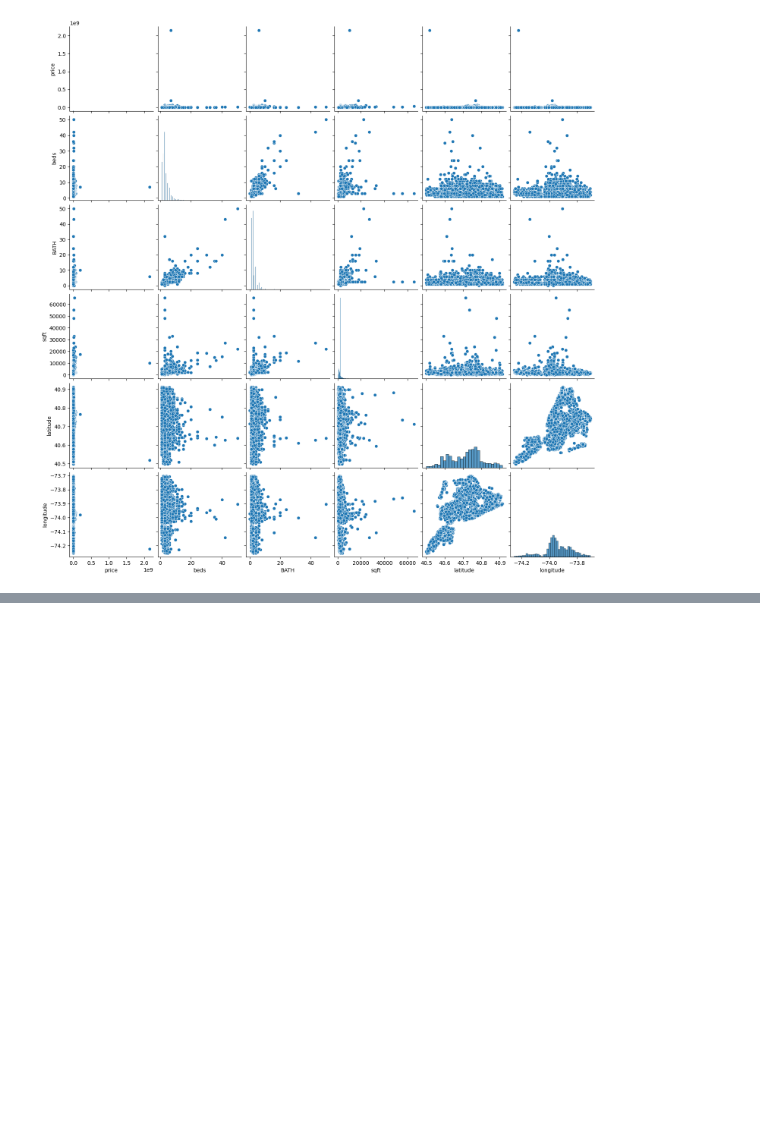
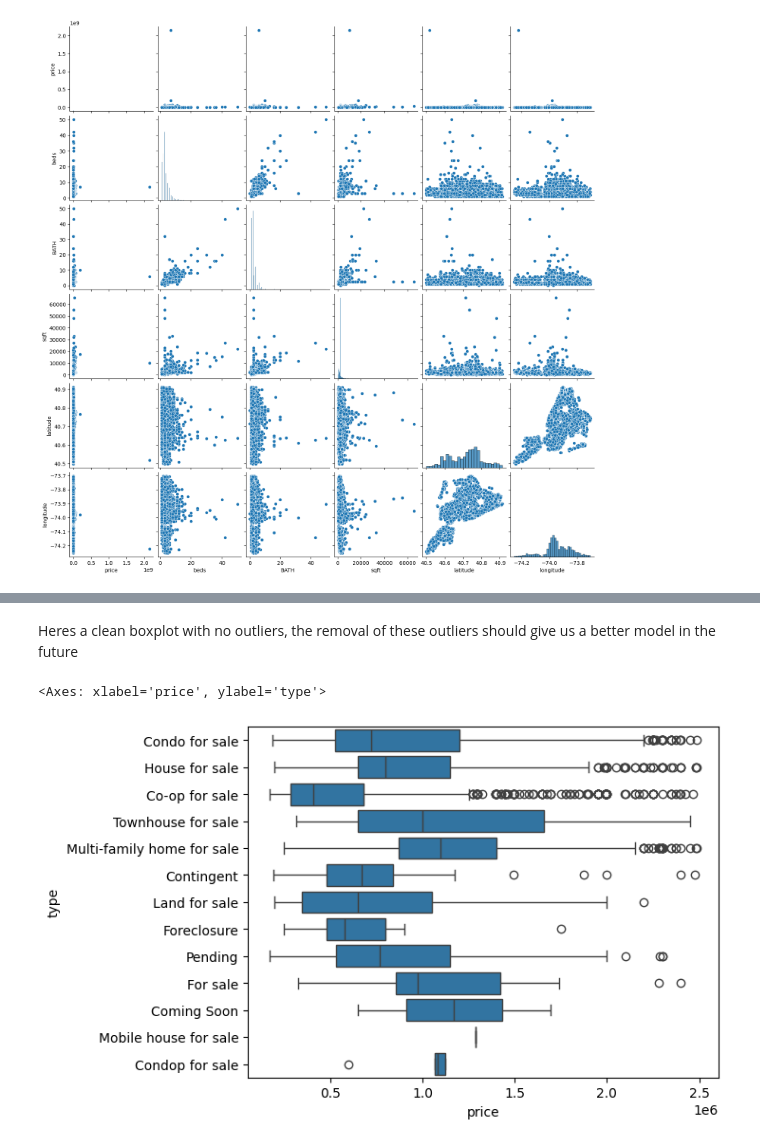
Before and after one commit to JustinHaysbert/JustinHaysbert.github.io, a Jupyter notebook: HaysbertDataScienceProjectUD-2.ipynb, the cells around one changed output, grey strips where cells are left out. Drawn from its saved outputs; the diff is of its cells as text; code cells hidden in the pictures; blank space fills up the shorter version.

```diff
--- a/HaysbertDataScienceProjectUD.ipynb
+++ b/HaysbertDataScienceProjectUD-2.ipynb
@@ -175,0 +223,7 @@ sns.pairplot(housing)
+# %% [markdown]
+Heres a clean boxplot with no outliers, the removal of these outliers should give us a better model in the future
+# %%
+sns.boxplot(data=housing, x='price', y='type')
+# %% [output]
+<Axes: xlabel='price', ylabel='type'>
+[figure, added]
```
Also changed, not shown: parts of 25 cells of this notebook, 2 other files.
